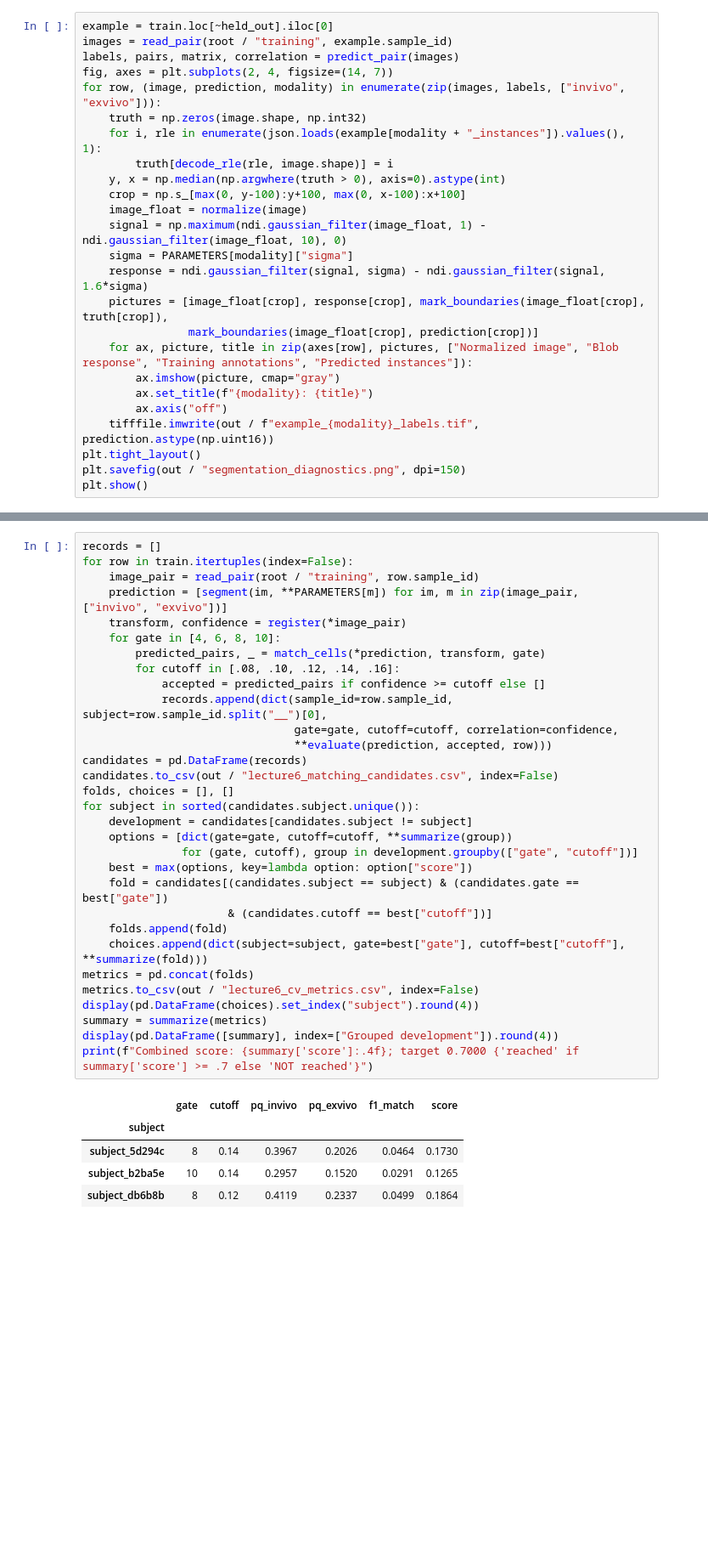
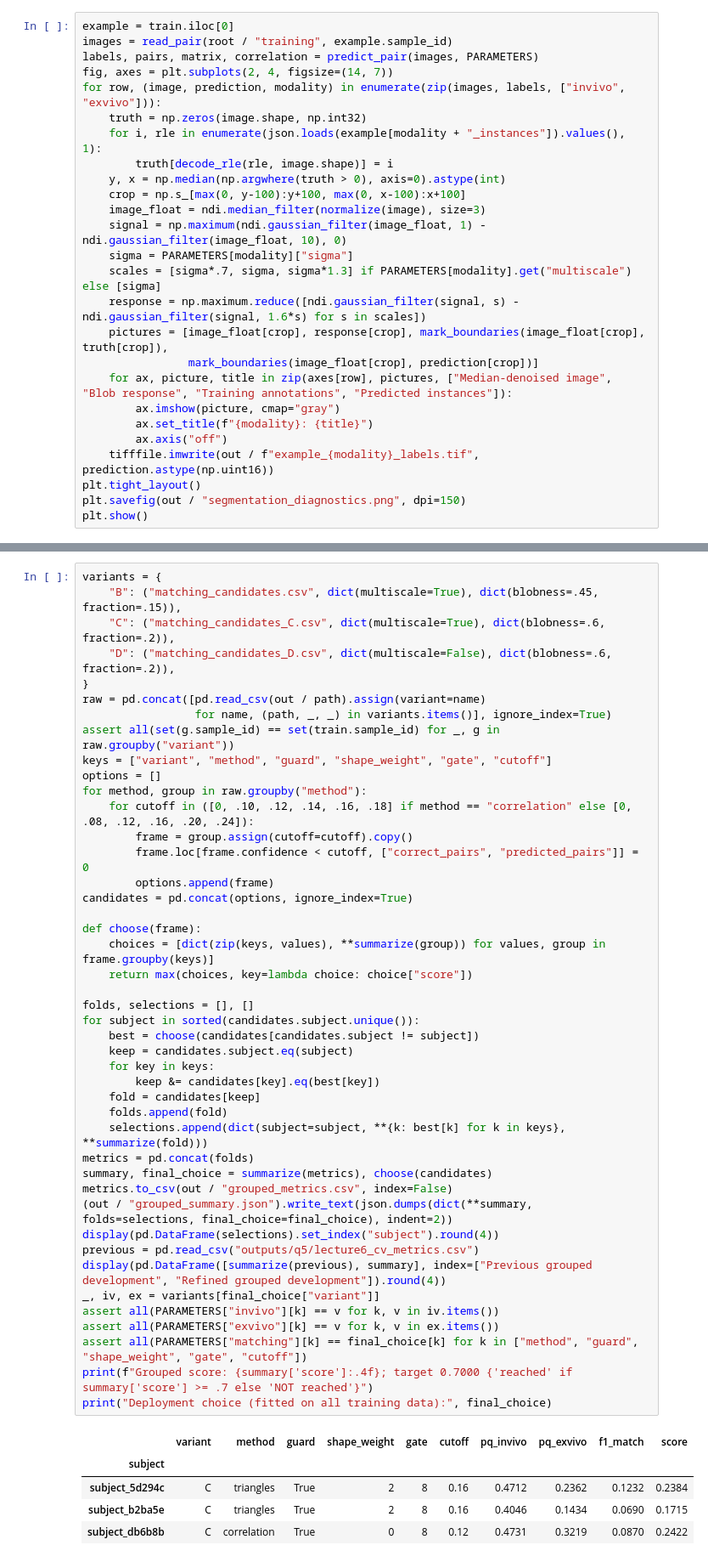
Before and after one commit to rohitfarfad/-CV-Cell-Matching-x-Segmentation, a Jupyter notebook: CellMatchingSegmentation.ipynb, the cells around one changed output, grey strips where cells are left out. Shown at 85% size. Drawn from its saved outputs; the diff is of its cells as text; blank space fills up the shorter version.

```diff
--- a/CellMatchingSegmentation.ipynb
+++ b/CellMatchingSegmentation.ipynb
@@ -69,7 +73,7 @@ The helper file contains the full implementation; no prior notebook is executed
 # %%
-example = train.loc[~held_out].iloc[0]
+example = train.iloc[0]
 images = read_pair(root / "training", example.sample_id)
-labels, pairs, matrix, correlation = predict_pair(images)
+labels, pairs, matrix, correlation = predict_pair(images, PARAMETERS)
 fig, axes = plt.subplots(2, 4, figsize=(14, 7))
 for row, (image, prediction, modality) in enumerate(zip(images, labels, ["invivo", "exvivo"])):
     truth = np.zeros(image.shape, np.int32)
@@ -77,13 +81,14 @@ for row, (image, prediction, modality) in enumerate(zip(images, labels, ["invivo
         truth[decode_rle(rle, image.shape)] = i
     y, x = np.median(np.argwhere(truth > 0), axis=0).astype(int)
     crop = np.s_[max(0, y-100):y+100, max(0, x-100):x+100]
-    image_float = normalize(image)
+    image_float = ndi.median_filter(normalize(image), size=3)
     signal = np.maximum(ndi.gaussian_filter(image_float, 1) - ndi.gaussian_filter(image_float, 10), 0)
     sigma = PARAMETERS[modality]["sigma"]
-    response = ndi.gaussian_filter(signal, sigma) - ndi.gaussian_filter(signal, 1.6*sigma)
+    scales = [sigma*.7, sigma, sigma*1.3] if PARAMETERS[modality].get("multiscale") else [sigma]
+    response = np.maximum.reduce([ndi.gaussian_filter(signal, s) - ndi.gaussian_filter(signal, 1.6*s) for s in scales])
     pictures = [image_float[crop], response[crop], mark_boundaries(image_float[crop], truth[crop]),
                 mark_boundaries(image_float[crop], prediction[crop])]
-    for ax, picture, title in zip(axes[row], pictures, ["Normalized image", "Blob response", "Training annotations", "Predicted instances"]):
+    for ax, picture, title in zip(axes[row], pictures, ["Median-denoised image", "Blob response", "Training annotations", "Predicted instances"]):
         ax.imshow(picture, cmap="gray")
         ax.set_title(f"{modality}: {title}")
         ax.axis("off")
@@ -124,38 +131,51 @@ New shape filtering was compared across area and axis-ratio choices, selecting o
 # %%
-records = []
-for row in train.itertuples(index=False):
-    image_pair = read_pair(root / "training", row.sample_id)
-    prediction = [segment(im, **PARAMETERS[m]) for im, m in zip(image_pair, ["invivo", "exvivo"])]
-    transform, confidence = register(*image_pair)
-    for gate in [4, 6, 8, 10]:
-        predicted_pairs, _ = match_cells(*prediction, transform, gate)
-        for cutoff in [.08, .10, .12, .14, .16]:
-            accepted = predicted_pairs if confidence >= cutoff else []
-            records.append(dict(sample_id=row.sample_id, subject=row.sample_id.split("__")[0],
-                                gate=gate, cutoff=cutoff, correlation=confidence,
-                                **evaluate(prediction, accepted, row)))
-candidates = pd.DataFrame(records)
-candidates.to_csv(out / "lecture6_matching_candidates.csv", index=False)
-folds, choices = [], []
+variants = {
+    "B": ("matching_candidates.csv", dict(multiscale=True), dict(blobness=.45, fraction=.15)),
+    "C": ("matching_candidates_C.csv", dict(multiscale=True), dict(blobness=.6, fraction=.2)),
+    "D": ("matching_candidates_D.csv", dict(multiscale=False), dict(blobness=.6, fraction=.2)),
+}
+raw = pd.concat([pd.read_csv(out / path).assign(variant=name)
+                 for name, (path, _, _) in variants.items()], ignore_index=True)
+assert all(set(g.sample_id) == set(train.sample_id) for _, g in raw.groupby("variant"))
+keys = ["variant", "method", "guard", "shape_weight", "gate", "cutoff"]
+options = []
+for method, group in raw.groupby("method"):
+    for cutoff in ([0, .10, .12, .14, .16, .18] if method == "correlation" else [0, .08, .12, .16, .20, .24]):
+        frame = group.assign(cutoff=cutoff).copy()
+        frame.loc[frame.confidence < cutoff, ["correct_pairs", "predicted_pairs"]] = 0
+        options.append(frame)
+candidates = pd.concat(options, ignore_index=True)
+
+def choose(frame):
+    choices = [dict(zip(keys, values), **summarize(group)) for values, group in frame.groupby(keys)]
+    return max(choices, key=lambda choice: choice["score"])
+
+folds, selections = [], []
 for subject in sorted(candidates.subject.unique()):
-    development = candidates[candidates.subject != subject]
-    options = [dict(gate=gate, cutoff=cutoff, **summarize(group))
-               for (gate, cutoff), group in development.groupby(["gate", "cutoff"])]
-    best = max(options, key=lambda option: option["score"])
-    fold = candidates[(candidates.subject == subject) & (candidates.gate == best["gate"])
-                      & (candidates.cutoff == best["cutoff"])]
+    best = choose(candidates[candidates.subject != subject])
+    keep = candidates.subject.eq(subject)
+    for key in keys:
+        keep &= candidates[key].eq(best[key])
+    fold = candidates[keep]
     folds.append(fold)
-    choices.append(dict(subject=subject, gate=best["gate"], cutoff=best["cutoff"], **summarize(fold)))
+    selections.append(dict(subject=subject, **{k: best[k] for k in keys}, **summarize(fold)))
 metrics = pd.concat(folds)
-metrics.to_csv(out / "lecture6_cv_metrics.csv", index=False)
-display(pd.DataFrame(choices).set_index("subject").round(4))
-summary = summarize(metrics)
-display(pd.DataFrame([summary], index=["Grouped development"]).round(4))
-print(f"Combined score: {summary['score']:.4f}; target 0.7000 {'reached' if summary['score'] >= .7 else 'NOT reached'}")
+summary, final_choice = summarize(metrics), choose(candidates)
+metrics.to_csv(out / "grouped_metrics.csv", index=False)
+(out / "grouped_summary.json").write_text(json.dumps(dict(**summary, folds=selections, final_choice=final_choice), indent=2))
+display(pd.DataFrame(selections).set_index("subject").round(4))
+previous = pd.read_csv("outputs/q5/lecture6_cv_metrics.csv")
+display(pd.DataFrame([summarize(previous), summary], index=["Previous grouped development", "Refined grouped development"]).round(4))
+_, iv, ex = variants[final_choice["variant"]]
+assert all(PARAMETERS["invivo"][k] == v for k, v in iv.items())
+assert all(PARAMETERS["exvivo"][k] == v for k, v in ex.items())
+assert all(PARAMETERS["matching"][k] == final_choice[k] for k in ["method", "guard", "shape_weight", "gate", "cutoff"])
+print(f"Grouped score: {summary['score']:.4f}; target 0.7000 {'reached' if summary['score'] >= .7 else 'NOT reached'}")
+print("Deployment choice (fitted on all training data):", final_choice)
 # %% [output]
-|  | gate | cutoff | pq_invivo | pq_exvivo | f1_match | score |
-| subject |  |  |  |  |  |  |
-| subject_5d294c | 8 | 0.14 | 0.3967 | 0.2026 | 0.0464 | 0.1730 |
-| subject_b2ba5e | 10 | 0.14 | 0.2957 | 0.1520 | 0.0291 | 0.1265 |
-| subject_db6b8b | 8 | 0.12 | 0.4119 | 0.2337 | 0.0499 | 0.1864 |
+|  | variant | method | guard | shape_weight | gate | cutoff | pq_invivo | pq_exvivo | f1_match | score |
+| subject |  |  |  |  |  |  |  |  |  |  |
+| subject_5d294c | C | triangles | True | 2 | 8 | 0.16 | 0.4712 | 0.2362 | 0.1232 | 0.2384 |
+| subject_b2ba5e | C | triangles | True | 2 | 8 | 0.16 | 0.4046 | 0.1434 | 0.0690 | 0.1715 |
+| subject_db6b8b | C | correlation | True | 0 | 8 | 0.12 | 0.4731 | 0.3219 | 0.0870 | 0.2422 |
 |  | pq_invivo | pq_exvivo | f1_match | score |
```
Also changed, not shown: parts of 16 cells of this notebook, 4 other files.
